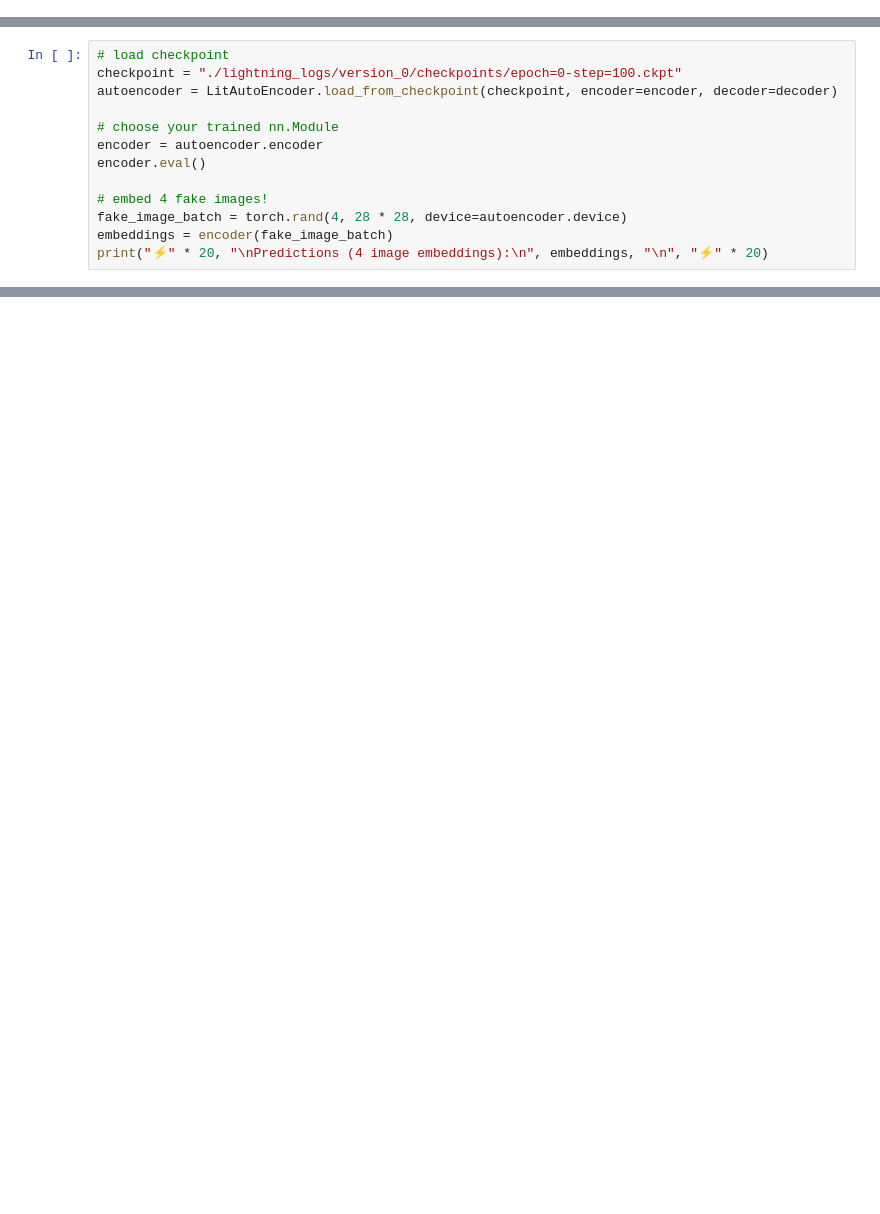
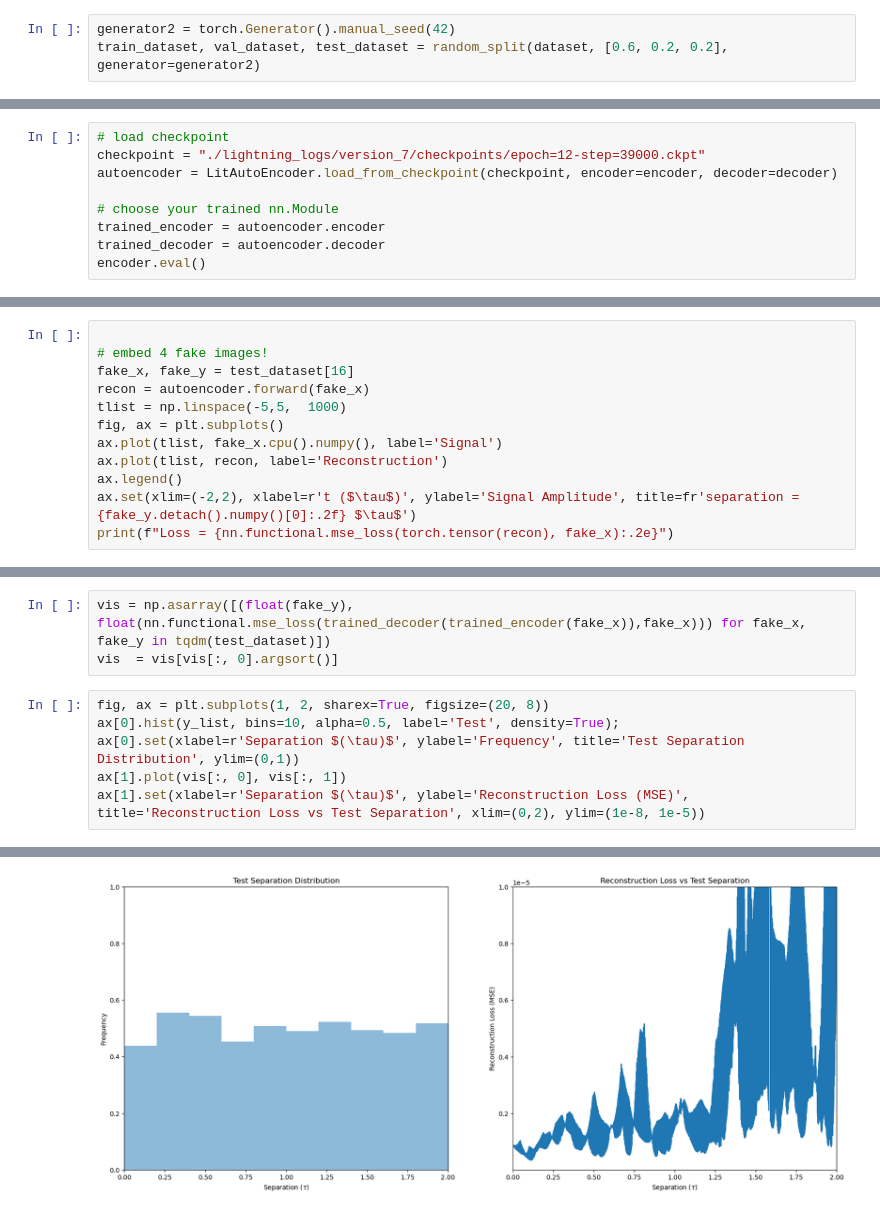
Before and after one commit to abhishekchak52/radar-ml, a Jupyter notebook: autoencoder.ipynb, the cells around one changed output, grey strips where cells are left out. Saved outputs shown, nothing was run; the diff lists cells and outputs as text; blank space fills up the shorter version.

```diff
--- a/autoencoder.ipynb
+++ b/autoencoder.ipynb
@@ -0,0 +29,3 @@
+# %%
+generator2 = torch.Generator().manual_seed(42)
+train_dataset, val_dataset, test_dataset = random_split(dataset, [0.6, 0.2, 0.2], generator=generator2)
@@ -84,14 +149,10 @@ HPU available: False, using: 0 HPUs
 # %%
 # load checkpoint
-checkpoint = "./lightning_logs/version_0/checkpoints/epoch=0-step=100.ckpt"
+checkpoint = "./lightning_logs/version_7/checkpoints/epoch=12-step=39000.ckpt"
 autoencoder = LitAutoEncoder.load_from_checkpoint(checkpoint, encoder=encoder, decoder=decoder)
 
 # choose your trained nn.Module
-encoder = autoencoder.encoder
+trained_encoder = autoencoder.encoder
+trained_decoder = autoencoder.decoder
 encoder.eval()
-
-# embed 4 fake images!
-fake_image_batch = torch.rand(4, 28 * 28, device=autoencoder.device)
-embeddings = encoder(fake_image_batch)
-print("⚡" * 20, "\nPredictions (4 image embeddings):\n", embeddings, "\n", "⚡" * 20)
 # %% [output]
@@ -104,0 +182,12 @@ Predictions (4 image embeddings):
+# %%
+
+# embed 4 fake images!
+fake_x, fake_y = test_dataset[16]
+recon = autoencoder.forward(fake_x)
+tlist = np.linspace(-5,5,  1000)
+fig, ax = plt.subplots()
+ax.plot(tlist, fake_x.cpu().numpy(), label='Signal')
+ax.plot(tlist, recon, label='Reconstruction')
+ax.legend()
+ax.set(xlim=(-2,2), xlabel=r't ($\tau$)', ylabel='Signal Amplitude', title=fr'separation = {fake_y.detach().numpy()[0]:.2f} $\tau$')
+print(f"Loss = {nn.functional.mse_loss(torch.tensor(recon), fake_x):.2e}")
@@ -104,0 +199,10 @@ Predictions (4 image embeddings):
+# %%
+vis = np.asarray([(float(fake_y), float(nn.functional.mse_loss(trained_decoder(trained_encoder(fake_x)),fake_x))) for fake_x, fake_y in tqdm(test_dataset)])
+vis  = vis[vis[:, 0].argsort()]
+# %%
+fig, ax = plt.subplots(1, 2, sharex=True, figsize=(20, 8))
+ax[0].hist(y_list, bins=10, alpha=0.5, label='Test', density=True);
+ax[0].set(xlabel=r'Separation $(\tau)$', ylabel='Frequency', title='Test Separation Distribution', ylim=(0,1))
+ax[1].plot(vis[:, 0], vis[:, 1])
+ax[1].set(xlabel=r'Separation $(\tau)$', ylabel='Reconstruction Loss (MSE)', title='Reconstruction Loss vs Test Separation', xlim=(0,2), ylim=(1e-8, 1e-5))
+# %% [output]
@@ -104,0 +214 @@ Predictions (4 image embeddings):
+[figure, added]
```
Also changed, not shown: parts of 18 cells of this notebook, 7 other files.
